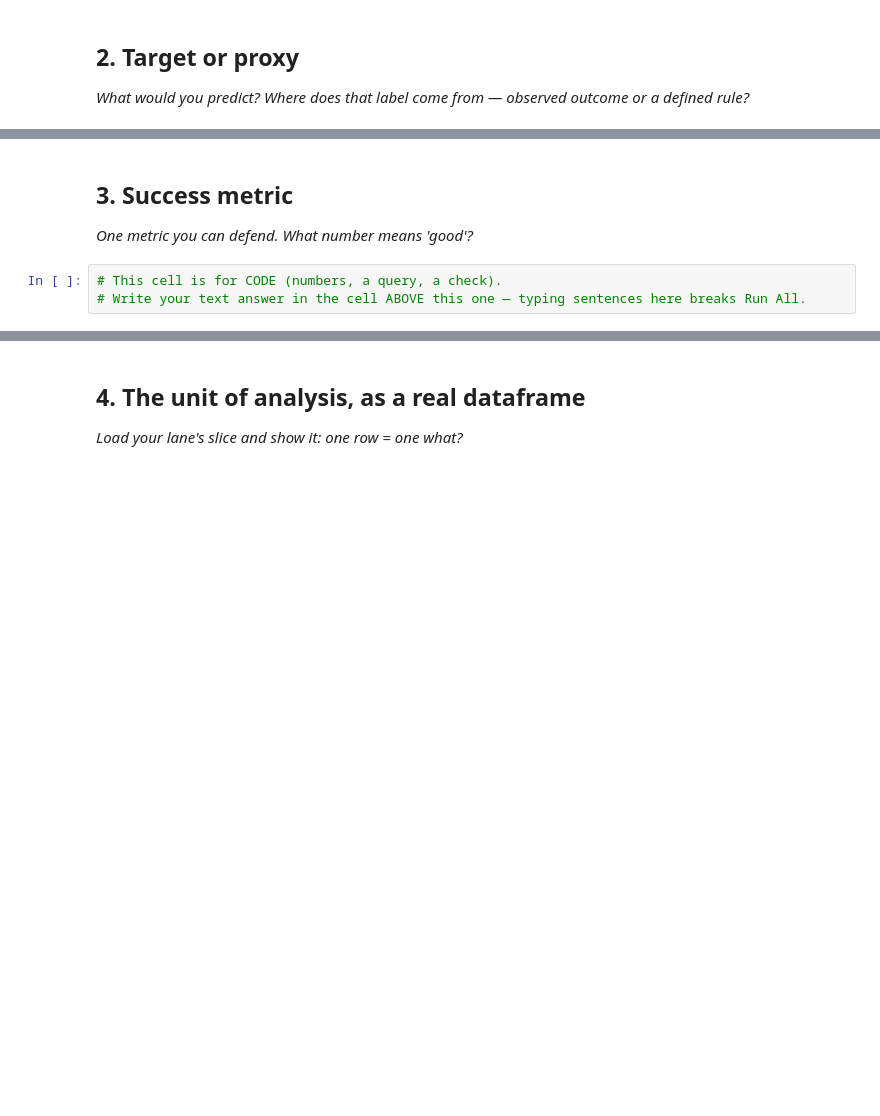
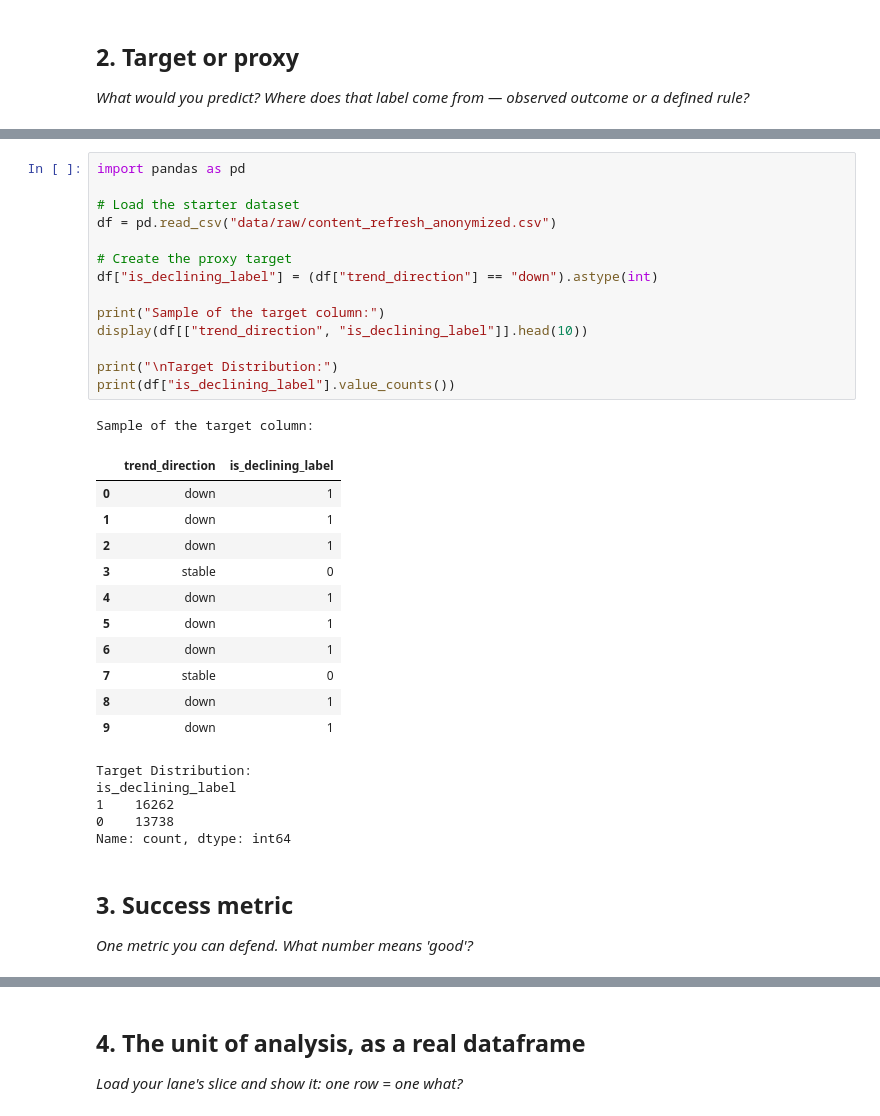
Before and after one commit to adityag30/FlyRank-internship-ML, a Jupyter notebook: work/notebooks/w02_ml_task_framing.ipynb, the cells around one changed output, grey strips where cells are left out. Cells and saved outputs as stored; diff of their text form; blank space fills up the shorter version.

```diff
--- a/work/notebooks/w02_ml_task_framing.ipynb
+++ b/work/notebooks/w02_ml_task_framing.ipynb
@@ -23,7 +52,36 @@ This skeleton is yours to fill. Work the sections **in order** — each one has
+# %%
+import pandas as pd
+
+# Load the starter dataset
+df = pd.read_csv("data/raw/content_refresh_anonymized.csv")
+
+# Create the proxy target
+df["is_declining_label"] = (df["trend_direction"] == "down").astype(int)
+
+print("Sample of the target column:")
+display(df[["trend_direction", "is_declining_label"]].head(10))
+
+print("\nTarget Distribution:")
+print(df["is_declining_label"].value_counts())
+# %% [output]
+Sample of the target column:
+|  | trend_direction | is_declining_label |
+| 0 | down | 1 |
+| 1 | down | 1 |
+| 2 | down | 1 |
+| 3 | stable | 0 |
+| 4 | down | 1 |
+| 5 | down | 1 |
+| 6 | down | 1 |
+| 7 | stable | 0 |
+| 8 | down | 1 |
+| 9 | down | 1 |
+Target Distribution:
+is_declining_label
+1    16262
+0    13738
+Name: count, dtype: int64
 # %% [markdown]
 ## 3. Success metric
 
 *One metric you can defend. What number means 'good'?*
-# %%
-# This cell is for CODE (numbers, a query, a check).
-# Write your text answer in the cell ABOVE this one — typing sentences here breaks Run All.
```
Also changed, not shown: parts of 15 cells of this notebook.
